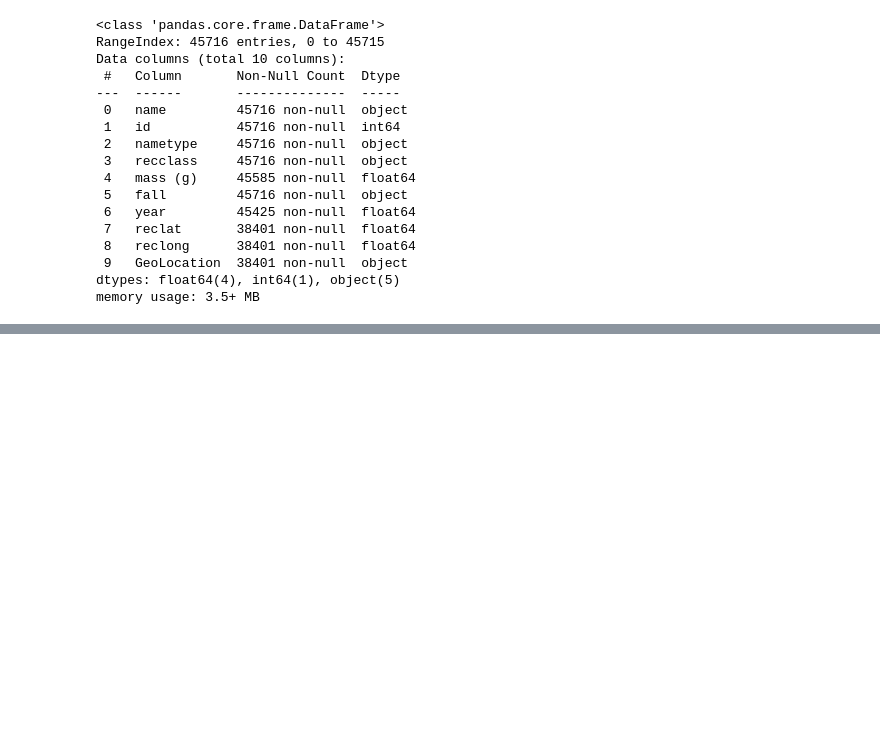
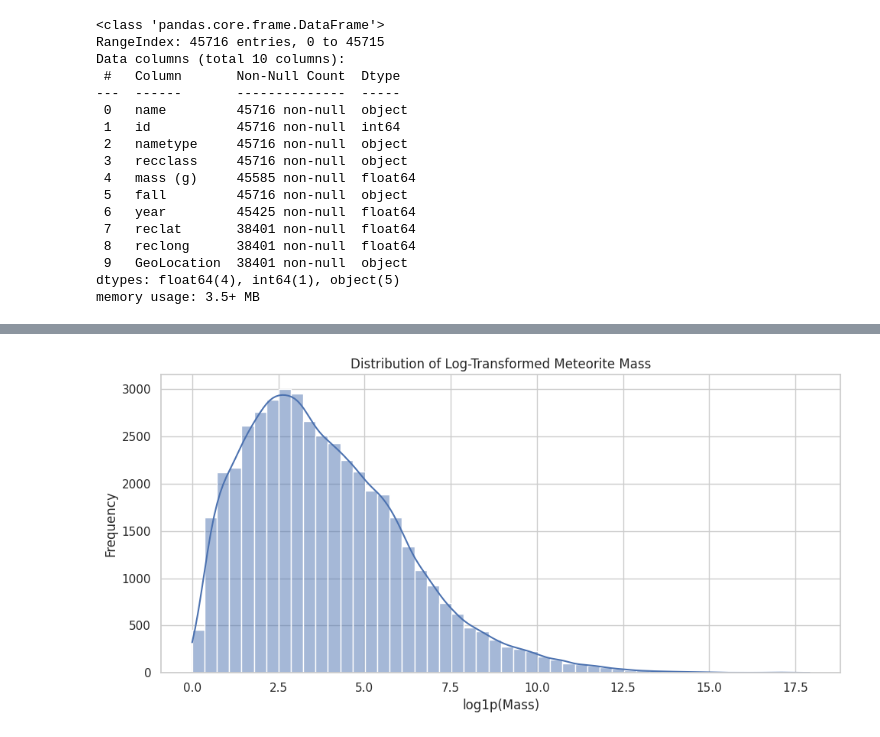
Before and after one commit to manaswiniyoshitha2006-netizen/ML-Evaluation, a Jupyter notebook: notebooks/clustering.ipynb, the cells around one changed output, grey strips where cells are left out. Cells and saved outputs as stored; diff of their text form; code cells hidden in the pictures; blank space fills up the shorter version.

```diff
--- a/notebooks/clustering.ipynb
+++ b/notebooks/clustering.ipynb
@@ -710,0 +447,20 @@ engineering and preprocessing before clustering.
+# %%
+mass_positive = df.loc[df["mass (g)"] >= 0, "mass (g)"].dropna()
+
+log_mass = np.log1p(mass_positive)
+
+plt.figure(figsize=(10, 5))
+
+sns.histplot(
+    log_mass,
+    bins=50,
+    kde=True
+)
+
+plt.title("Distribution of Log-Transformed Meteorite Mass")
+plt.xlabel("log1p(Mass)")
+plt.ylabel("Frequency")
+plt.tight_layout()
+plt.show()
+# %% [output]
+[figure, added]
```
Also changed, not shown: parts of 132 cells of this notebook.
